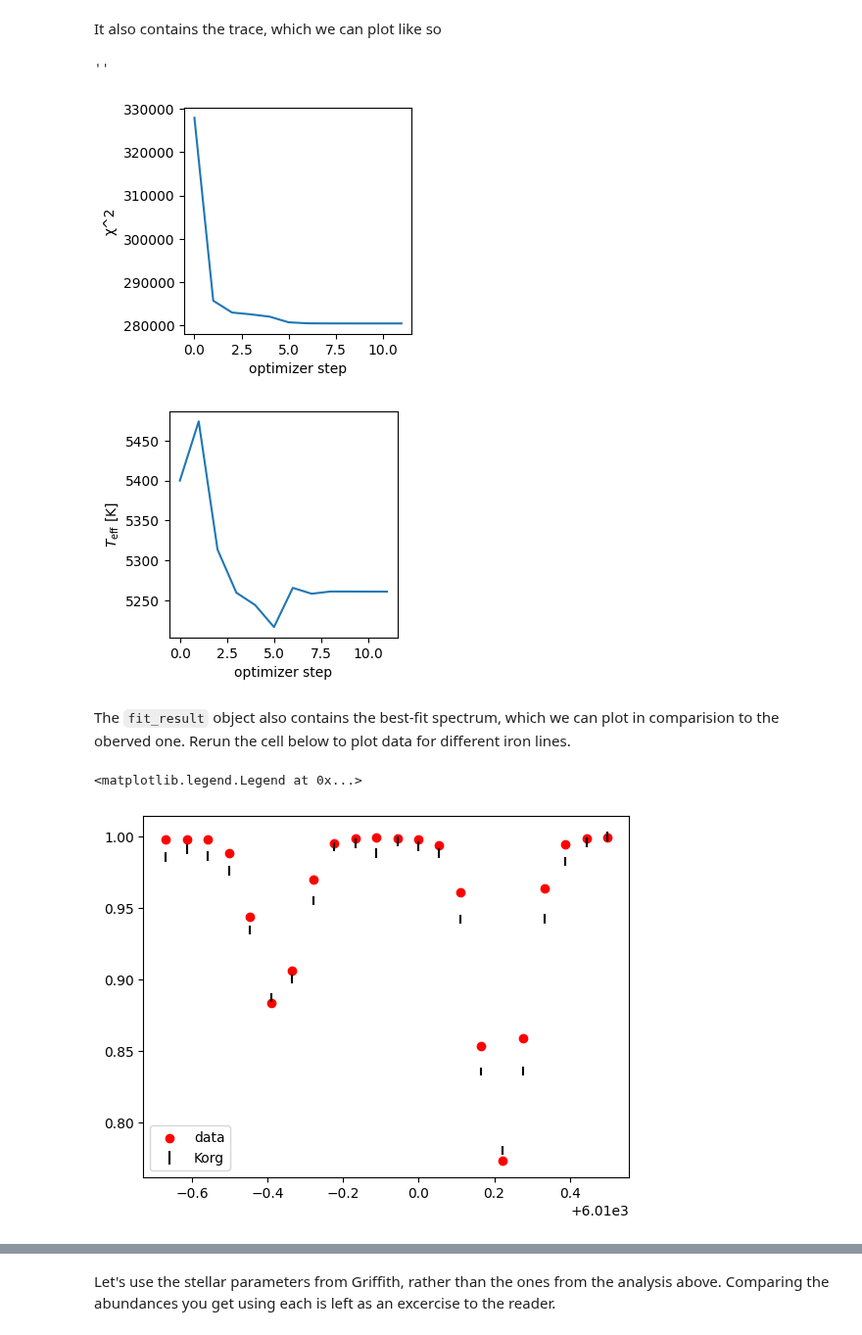
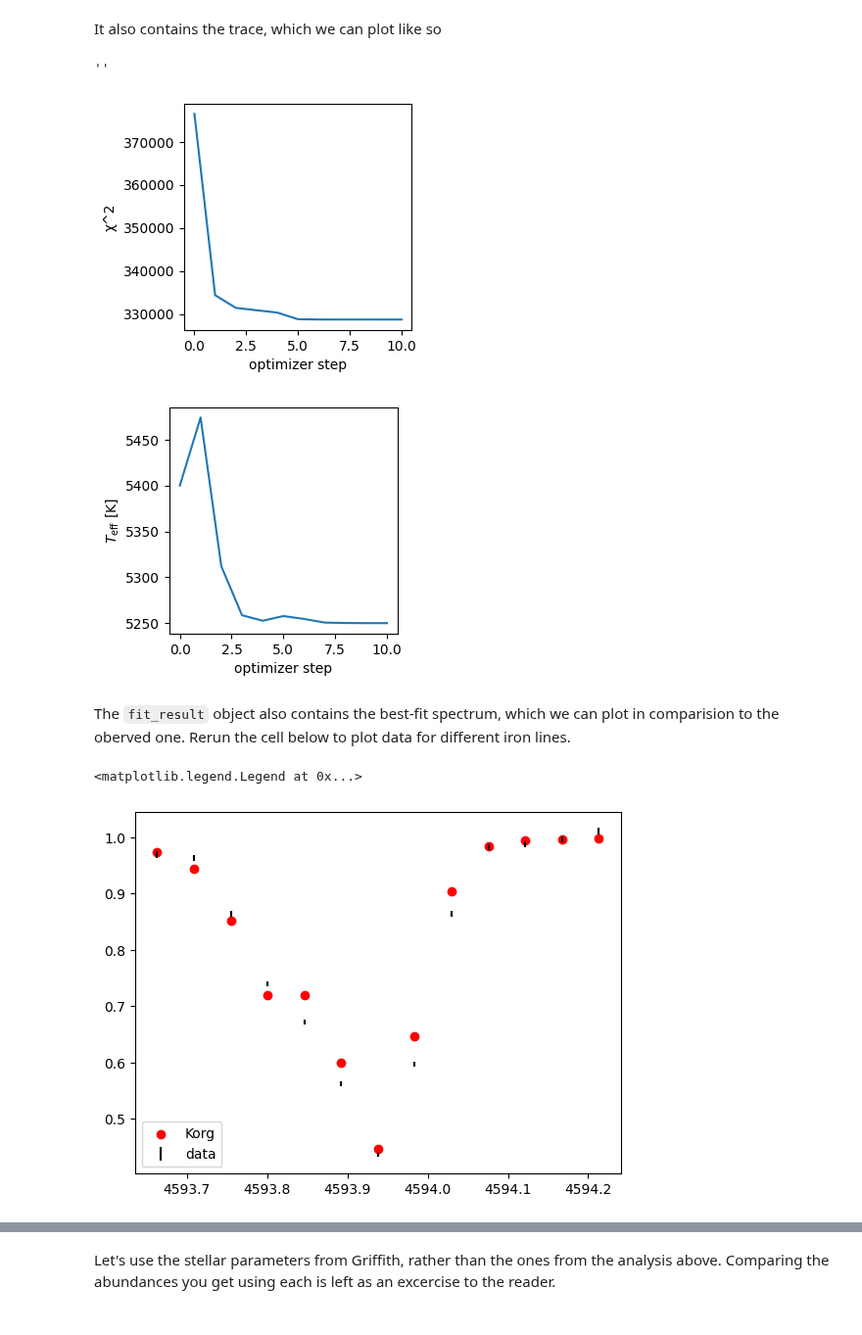
Before and after one commit to ajwheeler/Korg.jl, a Jupyter notebook: misc/Tutorial notebooks/fitting/Fit spectrum in python.ipynb, the cells around one changed output, grey strips where cells are left out. Shown at 98% size. Saved outputs shown, nothing was run; the diff lists cells and outputs as text; code cells hidden in the pictures.

```diff
--- a/misc/Tutorial notebooks/fitting/Fit spectrum in python.ipynb
+++ b/misc/Tutorial notebooks/fitting/Fit spectrum in python.ipynb
@@ -22,6 +24,9 @@ For this example, we'll use the same linelist and windows as Griffith et al. 202
 # %%
 # read and parse the linelist used by Griffith et al. 2022
 linetable = pd.read_csv("lines.csv");
+
+# filter out the H lines. (Korg has these built-in)
+linetable = linetable[linetable.element != "H 1"]
 # %%
 linelist = jl.broadcast(Korg.Line,
                         jl.broadcast(Korg.air_to_vacuum,linetable.wave_A),
@@ -109,27 +115,27 @@ plt.xlabel("optimizer step")
 ;
 # %% [output]
 ''
-[figure, old version]
+[figure, new version]
-[figure, old version]
+[figure, new version]
 # %% [markdown]
 The `fit_result` object also contains the best-fit spectrum, which we can plot in comparision to the oberved one.  Rerun the cell below to plot data for different iron lines.
 # %%
 # get the observed spectrum only at the wavelengths within a fitting window
 obsmask = np.array(fit_result.obs_wl_mask)
 obs_wls = waveobs[obsmask]
 obs_flux = flux[obsmask]
 obs_err = err[obsmask]
 
 w = random.choice(winds) # choose a window around a random Fe line
 
 # create a bitmask to plot the window plus 1 Å on each side for context
 mask = np.array((w[0]-1 < obs_wls) & (obs_wls < w[1]+1))
 
-plt.scatter(obs_wls[mask], np.array(fit_result.best_fit_flux)[mask], c="r", label="data")
-plt.errorbar(obs_wls[mask], obs_flux[mask], yerr=obs_err[mask], ls="", c="k", label="Korg")
+plt.scatter(obs_wls[mask], np.array(fit_result.best_fit_flux)[mask], c="r", label="Korg")
+plt.errorbar(obs_wls[mask], obs_flux[mask], yerr=obs_err[mask], ls="", c="k", label="data")
 plt.legend()
 # %% [output]
 <matplotlib.legend.Legend at 0x...>
-[figure, old version]
+[figure, new version]
 # %% [markdown]
 # Fit individual abundances
```
Also changed, not shown: parts of 11 cells of this notebook.
